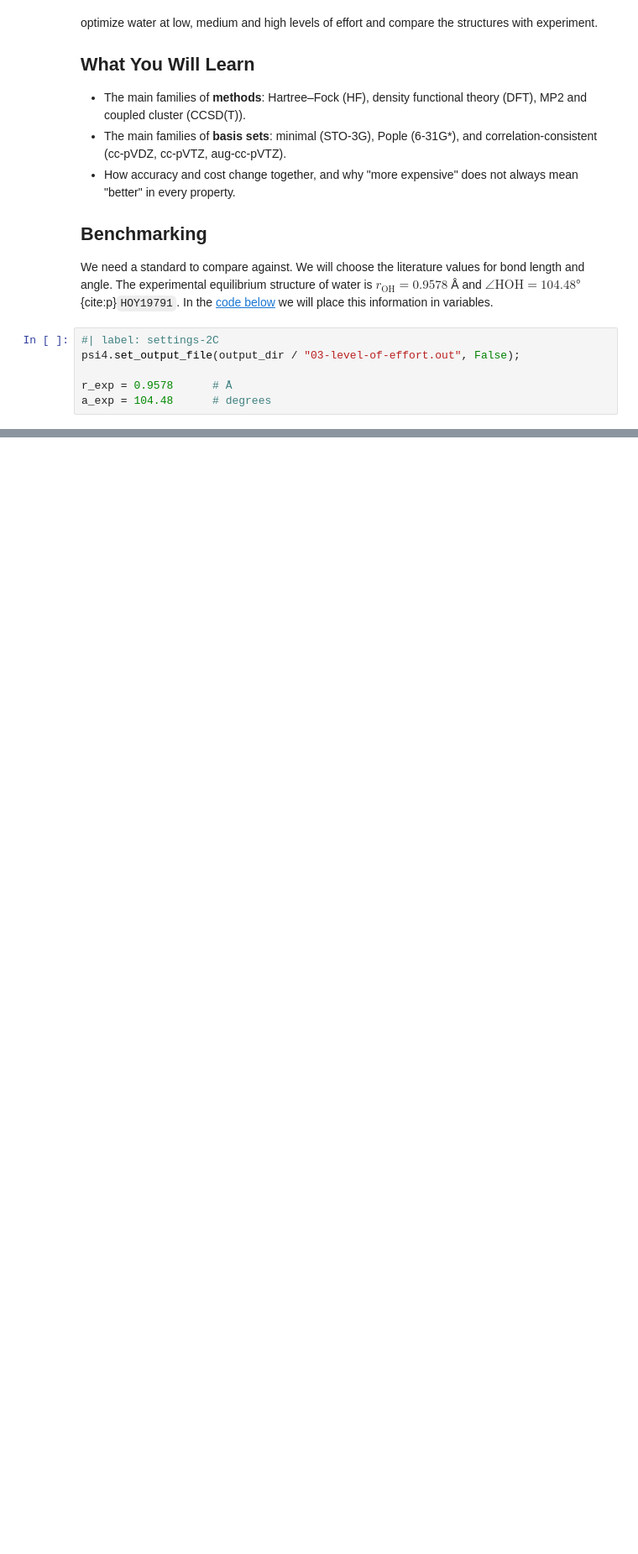
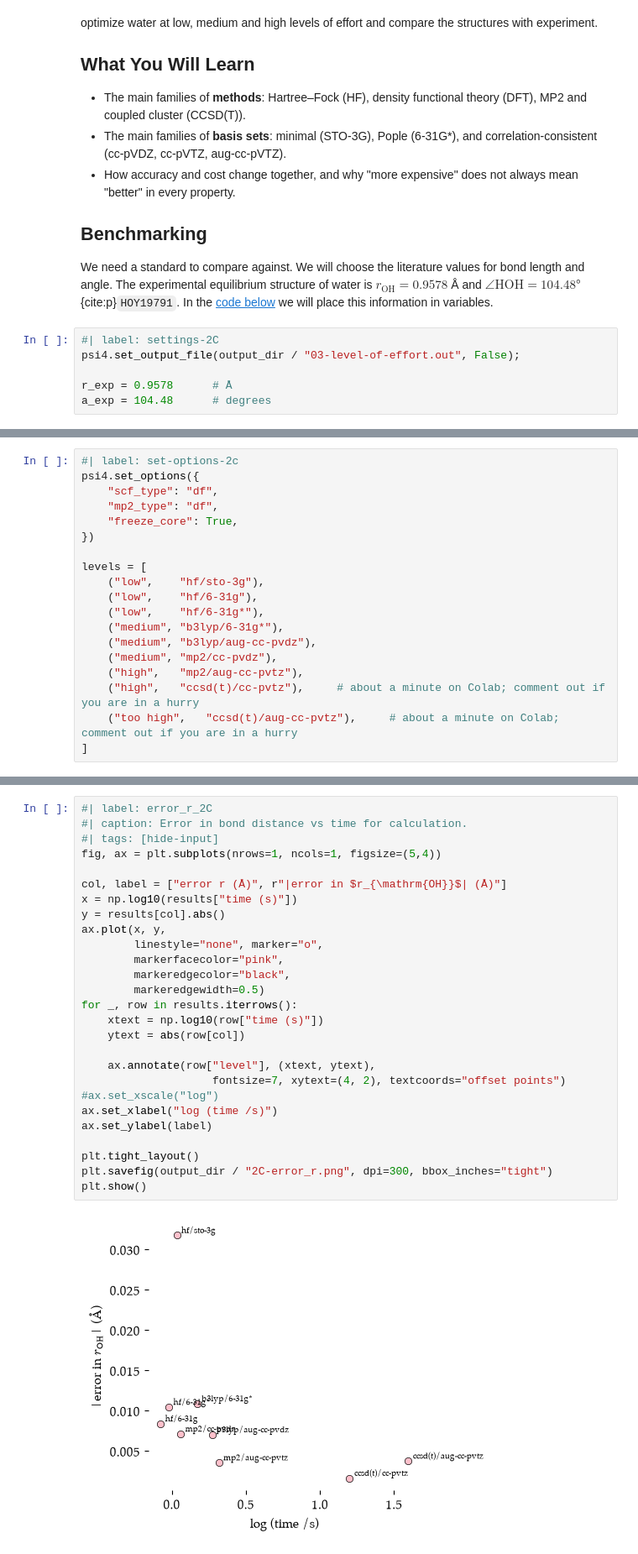
Before and after one commit to blinkletter/UsingPsi4v2, a Jupyter notebook: ch2C-level-of-effort.ipynb, the cells around one changed output, grey strips where cells are left out. Shown at 84% size. Saved outputs shown, nothing was run; the diff lists cells and outputs as text; blank space fills up the shorter version.

Commit message:
more level of effort

```diff
--- a/ch2C-level-of-effort.ipynb
+++ b/ch2C-level-of-effort.ipynb
@@ -211,0 +222,19 @@ The methods scale differently with the size of the problem. The lower effort met
+# %%
+#| label: set-options-2c
+psi4.set_options({
+    "scf_type": "df",
+    "mp2_type": "df",
+    "freeze_core": True,
+})
+
+levels = [
+    ("low",    "hf/sto-3g"),
+    ("low",    "hf/6-31g"),
+    ("low",    "hf/6-31g*"),
+    ("medium", "b3lyp/6-31g*"),
+    ("medium", "b3lyp/aug-cc-pvdz"),
+    ("medium", "mp2/cc-pvdz"),
+    ("high",   "mp2/aug-cc-pvtz"),
+    ("high",   "ccsd(t)/cc-pvtz"),     # about a minute on Colab; comment out if you are in a hurry
+    ("too high",   "ccsd(t)/aug-cc-pvtz"),     # about a minute on Colab; comment out if you are in a hurry
+]
@@ -211,0 +344,29 @@ The methods scale differently with the size of the problem. The lower effort met
+# %%
+#| label: error_r_2C
+#| caption: Error in bond distance vs time for calculation.
+#| tags: [hide-input]
+fig, ax = plt.subplots(nrows=1, ncols=1, figsize=(5,4))
+
+col, label = ["error r (Å)", r"|error in $r_{\mathrm{OH}}$| (Å)"]
+x = np.log10(results["time (s)"])
+y = results[col].abs()
+ax.plot(x, y,
+        linestyle="none", marker="o",
+        markerfacecolor="pink",
+        markeredgecolor="black",
+        markeredgewidth=0.5)
+for _, row in results.iterrows():
+    xtext = np.log10(row["time (s)"])
+    ytext = abs(row[col])
+
+    ax.annotate(row["level"], (xtext, ytext),
+                    fontsize=7, xytext=(4, 2), textcoords="offset points")
+#ax.set_xscale("log")
+ax.set_xlabel("log (time /s)")
+ax.set_ylabel(label)
+
+plt.tight_layout()
+plt.savefig(output_dir / "2C-error_r.png", dpi=300, bbox_inches="tight")
+plt.show()
+# %% [output]
+[figure, added]
```
Also changed, not shown: parts of 8 cells of this notebook.
